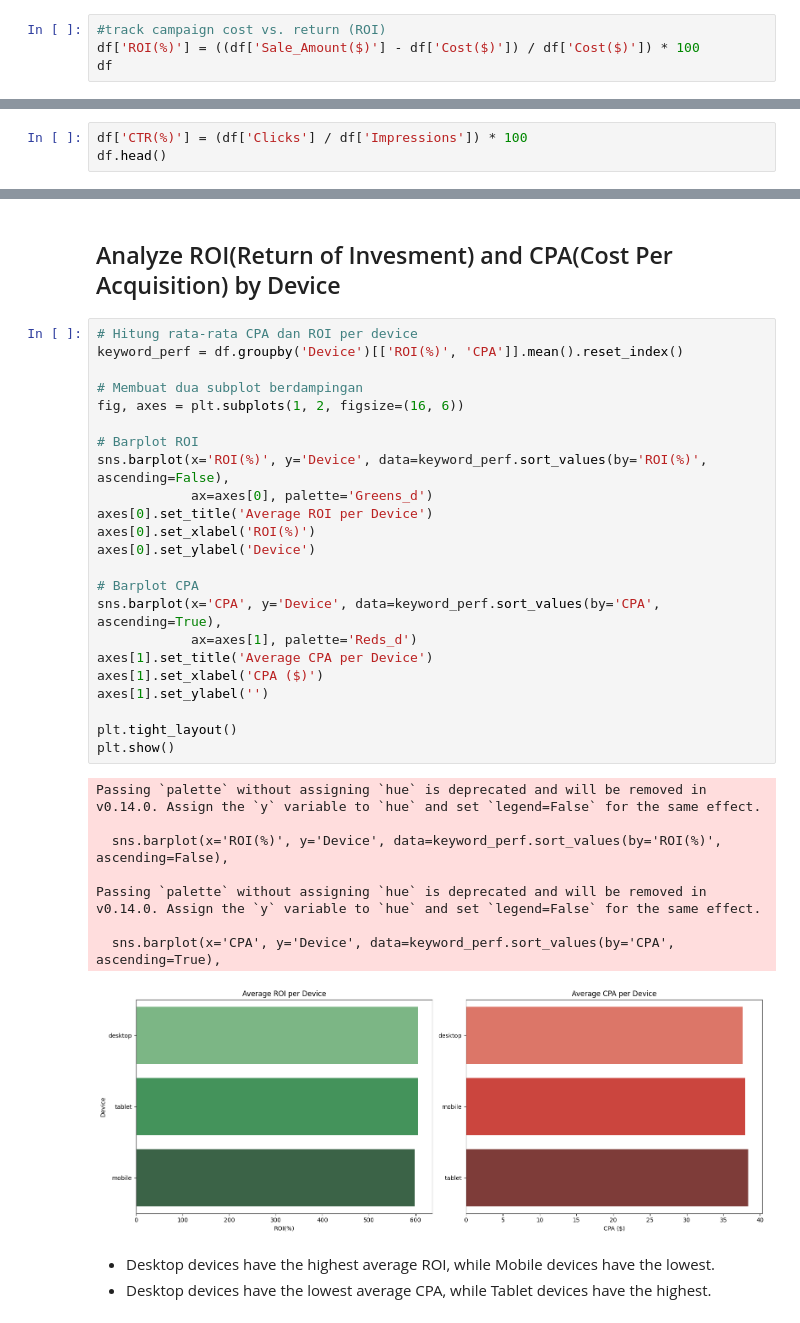
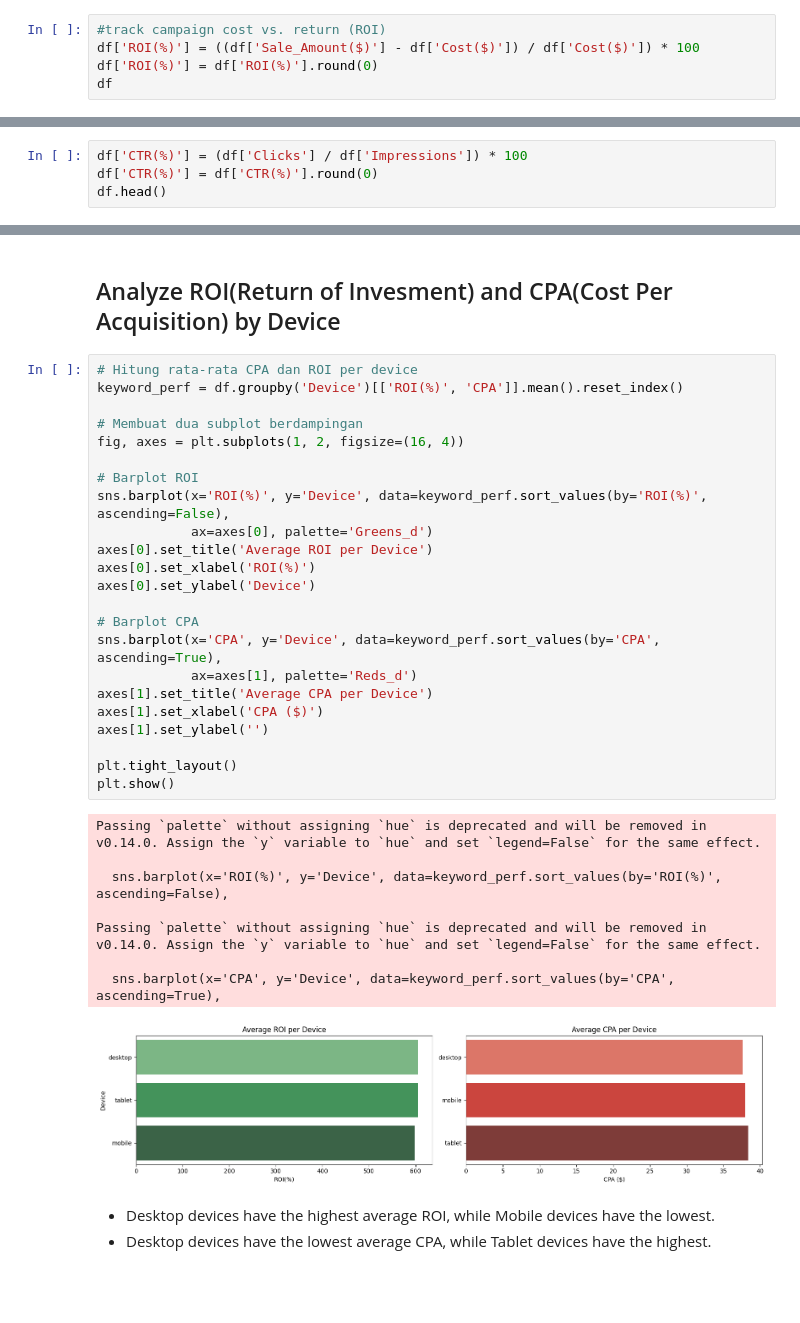
Before and after one commit to Riana901/Google-Ads-Sales-Analysis, a Jupyter notebook: Google_Ads_Sales_Analysis.ipynb, the cells around one changed output, grey strips where cells are left out. Cells and saved outputs as stored; diff of their text form; blank space fills up the shorter version.

```diff
--- a/Google_Ads_Sales_Analysis.ipynb
+++ b/Google_Ads_Sales_Analysis.ipynb
@@ -414,6 +414,7 @@ From ROI we will see a key financial metric used to evaluate the efficiency of a
 # %%
 #track campaign cost vs. return (ROI)
 df['ROI(%)'] = ((df['Sale_Amount($)'] - df['Cost($)']) / df['Cost($)']) * 100
+df['ROI(%)'] = df['ROI(%)'].round(0)
 df
 # %% [output]
 |  | Ad_ID | Campaign_Name | Clicks | Impressions | Cost($) | Leads | Conversions | Conversion_Rate | ... |
@@ -436,6 +437,7 @@ After we use ROI metric, we create a coloumn for CTR. CTR (Click-Through Rate) i
 > CTR = Total number of clicks / total number of impressions
 # %%
 df['CTR(%)'] = (df['Clicks'] / df['Impressions']) * 100
+df['CTR(%)'] = df['CTR(%)'].round(0)
 df.head()
 # %% [output]
 |  | Ad_ID | Campaign_Name | Clicks | Impressions | Cost($) | Leads | Conversions | Conversion_Rate | ... |
@@ -655,35 +682,35 @@ Passing `palette` without assigning `hue` is deprecated and will be removed in v
 # %%
 # Hitung rata-rata CPA dan ROI per device
 keyword_perf = df.groupby('Device')[['ROI(%)', 'CPA']].mean().reset_index()
 
 # Membuat dua subplot berdampingan
-fig, axes = plt.subplots(1, 2, figsize=(16, 6))
+fig, axes = plt.subplots(1, 2, figsize=(16, 4))
 
 # Barplot ROI
 sns.barplot(x='ROI(%)', y='Device', data=keyword_perf.sort_values(by='ROI(%)', ascending=False),
             ax=axes[0], palette='Greens_d')
 axes[0].set_title('Average ROI per Device')
 axes[0].set_xlabel('ROI(%)')
 axes[0].set_ylabel('Device')
 
 # Barplot CPA
 sns.barplot(x='CPA', y='Device', data=keyword_perf.sort_values(by='CPA', ascending=True),
             ax=axes[1], palette='Reds_d')
 axes[1].set_title('Average CPA per Device')
 axes[1].set_xlabel('CPA ($)')
 axes[1].set_ylabel('')
 
 plt.tight_layout()
 plt.show()
 # %% [output]
 Passing `palette` without assigning `hue` is deprecated and will be removed in v0.14.0. Assign the `y` variable to `hue` and set `legend=False` for the same effect.
 
   sns.barplot(x='ROI(%)', y='Device', data=keyword_perf.sort_values(by='ROI(%)', ascending=False),
 
 Passing `palette` without assigning `hue` is deprecated and will be removed in v0.14.0. Assign the `y` variable to `hue` and set `legend=False` for the same effect.
 
   sns.barplot(x='CPA', y='Device', data=keyword_perf.sort_values(by='CPA', ascending=True),
-[figure, old version]
+[figure, new version]
 # %% [markdown]
 - Desktop devices have the highest average ROI, while Mobile devices have the lowest.
 - Desktop devices have the lowest average CPA, while Tablet devices have the highest.
```
Also changed, not shown: parts of 14 cells of this notebook.
